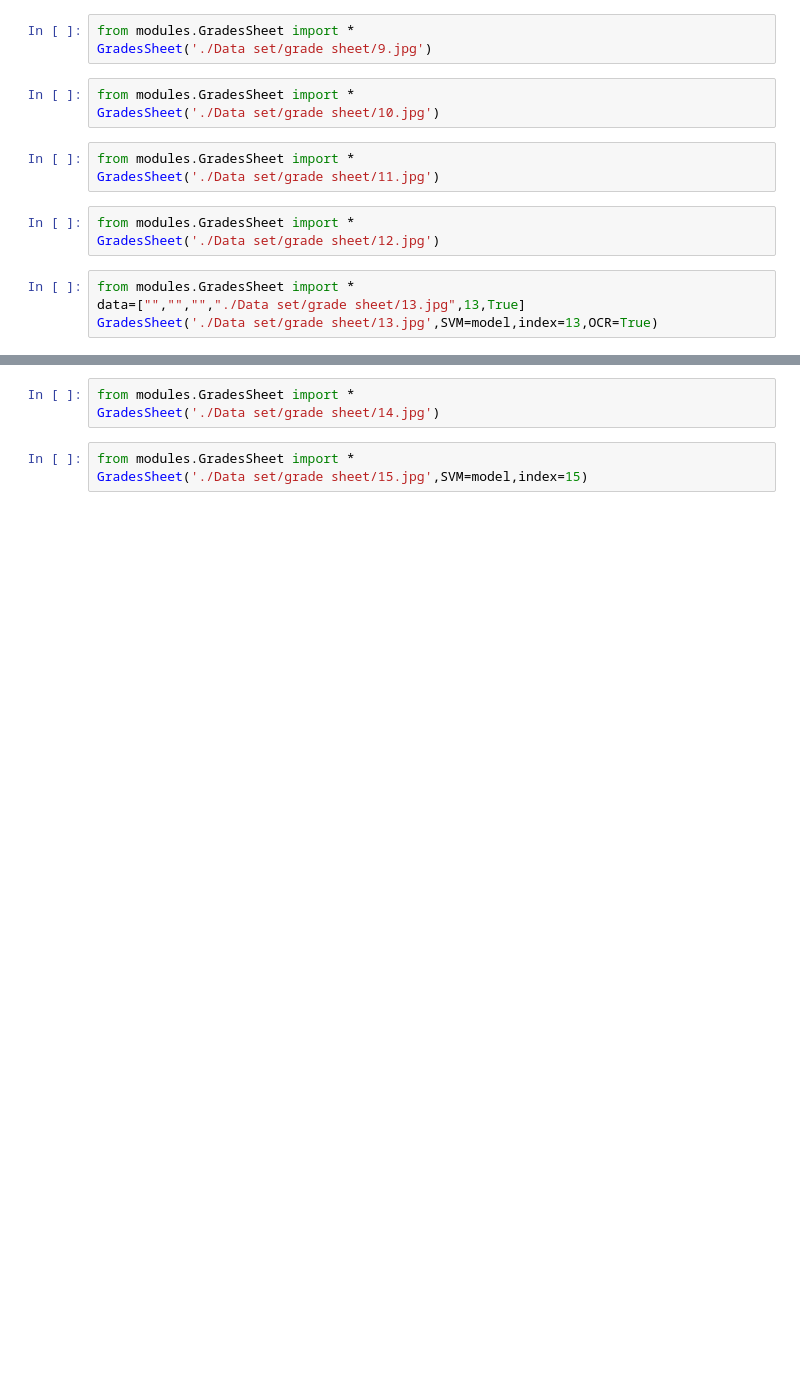
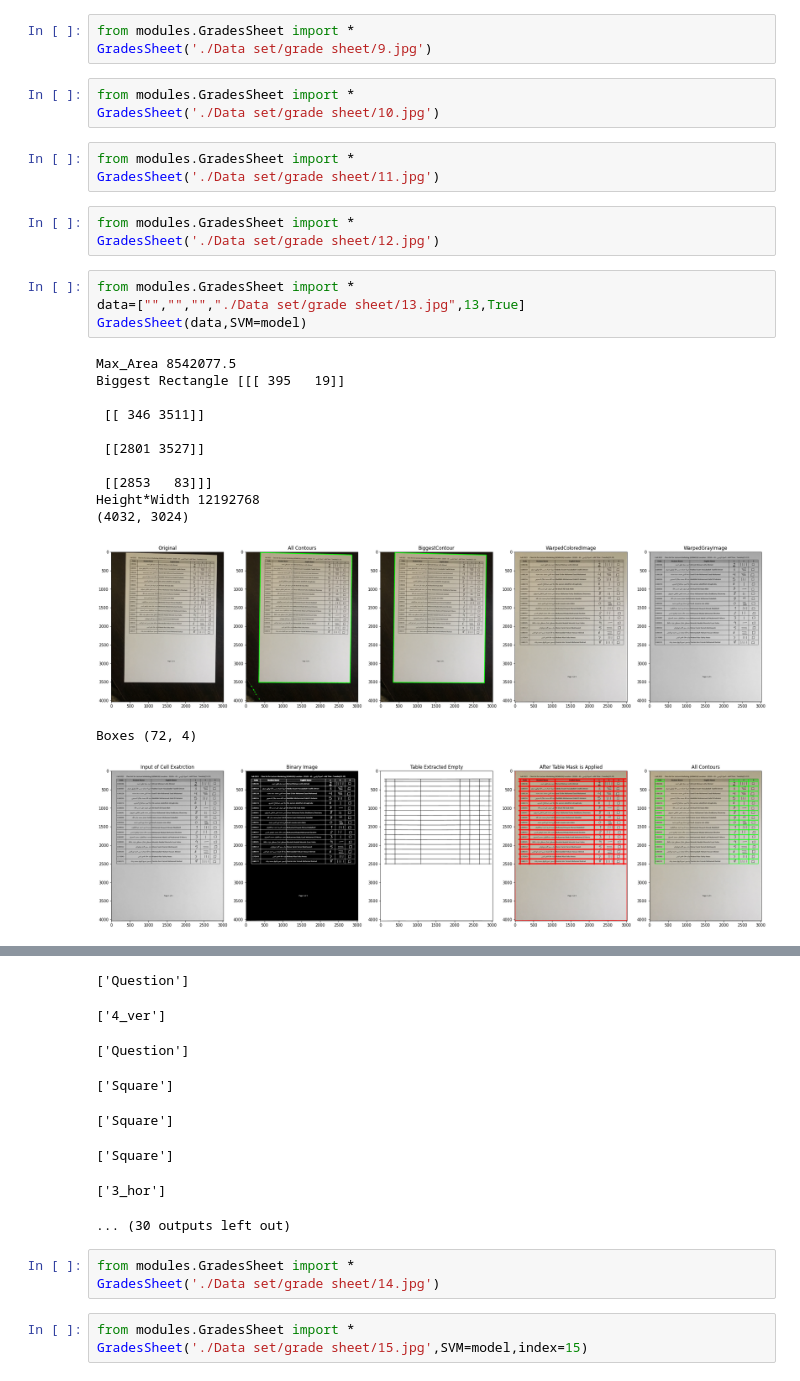
Before and after one commit to BasmaElhoseny01/Grades-Auto-Filler, a Jupyter notebook: Integrated.ipynb, the cells around one changed output, grey strips where cells are left out. Saved outputs shown, nothing was run; the diff lists cells and outputs as text; blank space fills up the shorter version.

```diff
--- a/Integrated.ipynb
+++ b/Integrated.ipynb
@@ -116,4 +116,18 @@ GradesSheet('./Data set/grade sheet/12.jpg')
 # %%
 from modules.GradesSheet import *
 data=["","","","./Data set/grade sheet/13.jpg",13,True]
-GradesSheet('./Data set/grade sheet/13.jpg',SVM=model,index=13,OCR=True)
+GradesSheet(data,SVM=model)
+# %% [output]
+Max_Area 8542077.5
+Biggest Rectangle [[[ 395   19]]
+
+ [[ 346 3511]]
+
+ [[2801 3527]]
+
+ [[2853   83]]]
+Height*Width 12192768
+(4032, 3024)
+[figure, added]
+Boxes (72, 4)
+[figure, added]
@@ -120,3 +151,11 @@ GradesSheet('./Data set/grade sheet/13.jpg',SVM=model,index=13,OCR=True)
+['Question']
+['4_ver']
+['Question']
+['Square']
+['Square']
+['Square']
+['3_hor']
+... (30 outputs left out)
 # %%
 from modules.GradesSheet import *
 GradesSheet('./Data set/grade sheet/14.jpg')
```
Also changed, not shown: parts of 1 cell of this notebook.
